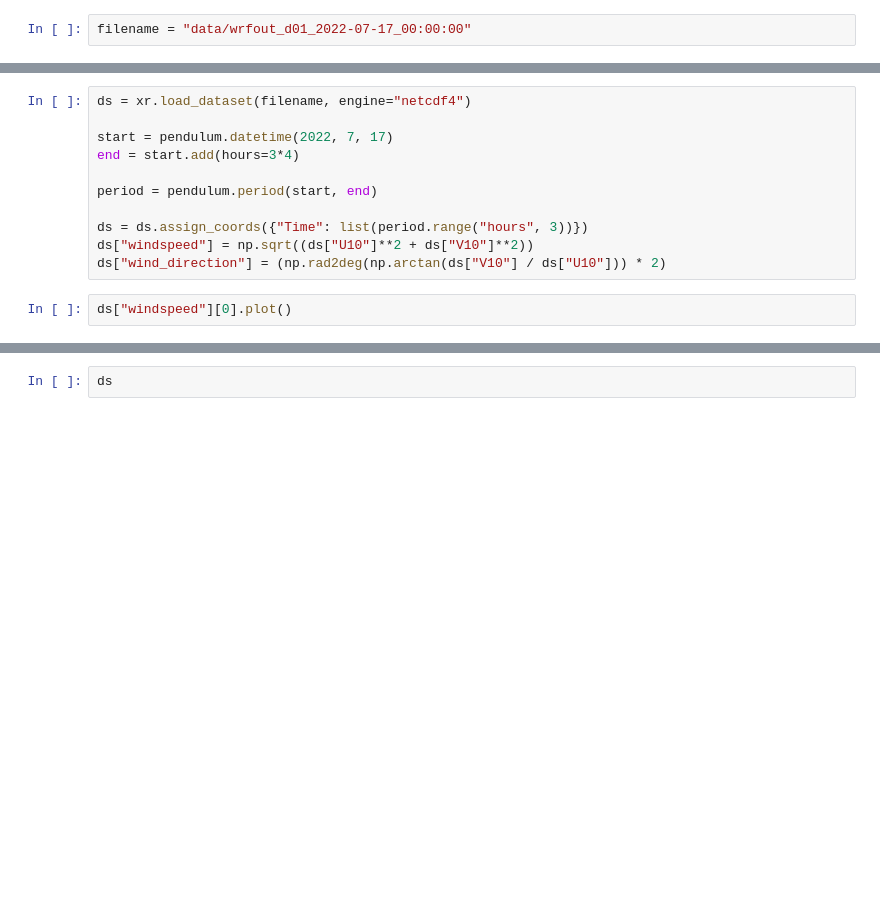
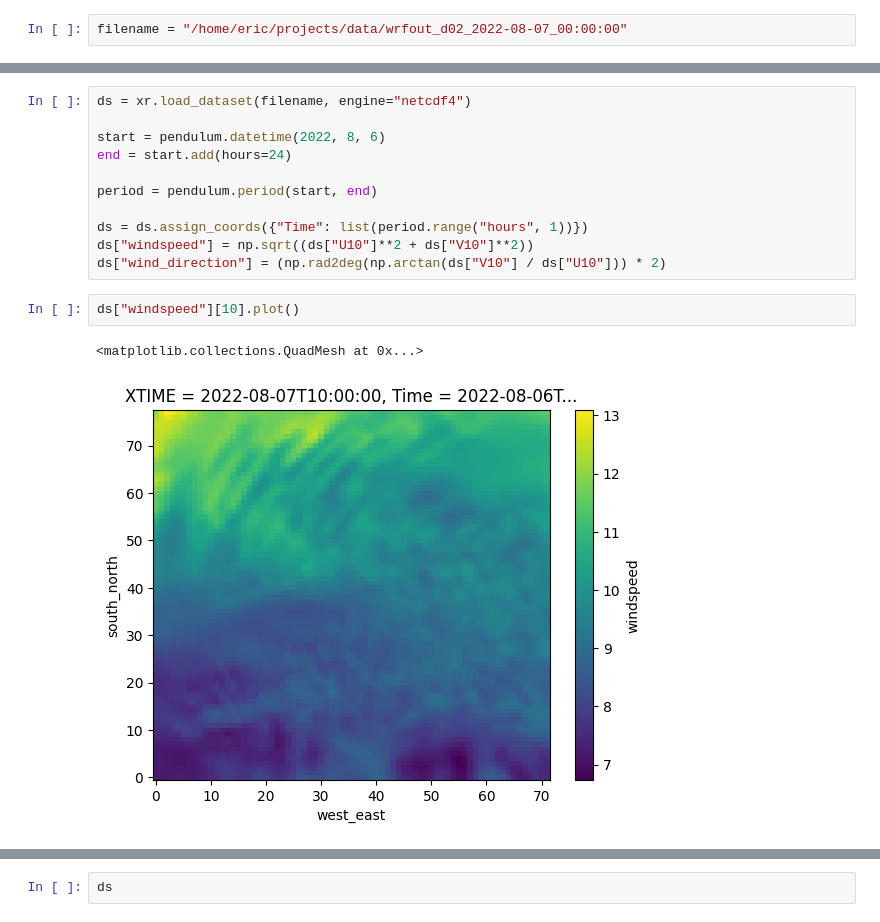
Before and after one commit to EricLeer/containered-wrf, a Jupyter notebook: notebooks/inspect_wrf_files.ipynb, the cells around one changed output, grey strips where cells are left out. Saved outputs shown, nothing was run; the diff lists cells and outputs as text; blank space fills up the shorter version.

```diff
--- a/notebooks/inspect_wrf_files.ipynb
+++ b/notebooks/inspect_wrf_files.ipynb
@@ -19,2 +27,2 @@ def select_point(ds, lat, lon):
 # %%
-filename = "data/wrfout_d01_2022-07-17_00:00:00"
+filename = "/home/eric/projects/data/wrfout_d02_2022-08-07_00:00:00"
@@ -21,15 +54,18 @@ filename = "data/wrfout_d01_2022-07-17_00:00:00"
 # %%
 ds = xr.load_dataset(filename, engine="netcdf4")
 
-start = pendulum.datetime(2022, 7, 17)
-end = start.add(hours=3*4)
+start = pendulum.datetime(2022, 8, 6)
+end = start.add(hours=24)
 
 period = pendulum.period(start, end)
 
-ds = ds.assign_coords({"Time": list(period.range("hours", 3))})
+ds = ds.assign_coords({"Time": list(period.range("hours", 1))})
 ds["windspeed"] = np.sqrt((ds["U10"]**2 + ds["V10"]**2))
 ds["wind_direction"] = (np.rad2deg(np.arctan(ds["V10"] / ds["U10"])) * 2)
 # %%
-ds["windspeed"][0].plot()
+ds["windspeed"][10].plot()
+# %% [output]
+<matplotlib.collections.QuadMesh at 0x...>
+[figure, added]
 # %%
 ds["wind_direction"][0].plot()
```
Also changed, not shown: parts of 22 cells of this notebook, 4 other files.
